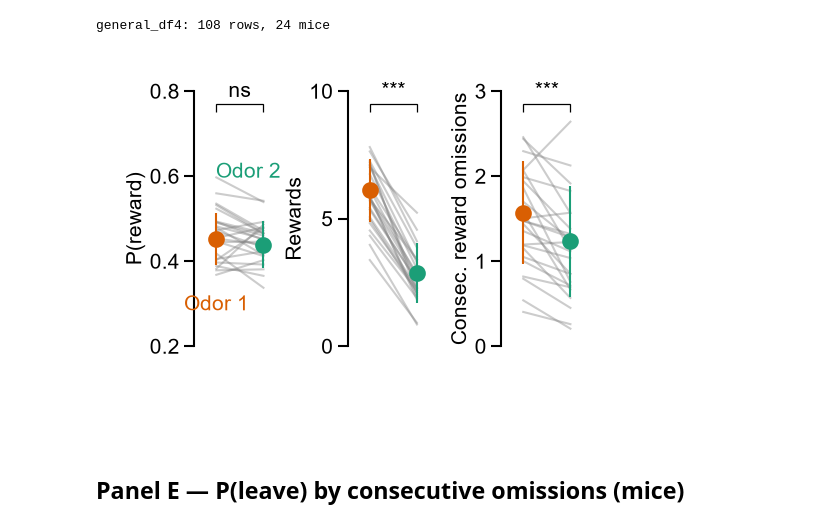
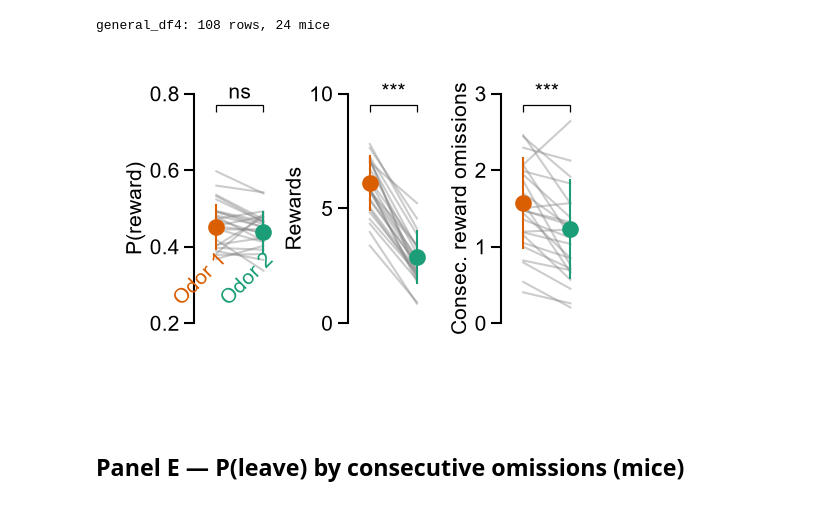
Before and after one commit to lauradriscoll/cosyne2026_adaptive_behavior, a Jupyter notebook: figures/fig2/make_panels_fig2.ipynb, the cells around one changed output. Cells and saved outputs as stored; diff of their text form; code cells hidden in the pictures.

```diff
--- a/figures/fig2/make_panels_fig2.ipynb
+++ b/figures/fig2/make_panels_fig2.ipynb
@@ -322,37 +319,40 @@ axes = axes.flatten()
 metric_cfg = [
     ("reward_probability", "P(reward)", (0.2, 0.8), np.arange(0.2, 0.81, 0.2)),
     # ("stops",              "Stops",     (0, 20),     None),
     ("total_rewards",      "Rewards",   (0, 10),     None),
     ("consecutive_failures","Consec. reward omissions", (0, 3), None),
     # ("total_failures",     "Total omissions", (0, 12.5), np.arange(0, 13, 5)),
     # ("time_patch",         "Time in patch",   (0, 150),  np.arange(0, 151, 50)),
 ]
 
 for ax, (var, title, ylim, yticks) in zip(axes, metric_cfg):
     plotting.plot_condition_comparison(
         general_df4,
         variable=var,
         condition="mouse",
         odor_labels=["90", "60"],
         color_dict=color_dict_label,
         ax=ax,
     )
     ax.set_ylabel(title)
     ax.tick_params(axis="x", colors="white")  # keep x ticks/labels (for spacing) but invisible
     ax.set_xlabel("delta", color="white")
     ax.set_ylim(ylim)
     if yticks is not None:
         ax.set_yticks(yticks)
 
-# odor legend in text, in the matching colours
-axes[0].text(0.60, 0.2, "Odor 1", color=color1, transform=axes[0].transAxes, ha="right", va="top")
-axes[0].text(0.95, 0.72, "Odor 2", color=color2, transform=axes[0].transAxes, ha="right", va="top")
+# odor labels inside axes[0], below the points of each odor, 45 deg counterclockwise (y = 0.32 in axes fraction)
+import matplotlib.transforms as mtransforms
+_tr = mtransforms.blended_transform_factory(axes[0].transData, axes[0].transAxes)
+for _x, _lab, _col in zip(axes[0].get_xticks()[:2], ["Odor 1", "Odor 2"], [color1, color2]):
+    axes[0].text(_x, 0.32, _lab, color=_col, transform=_tr, ha="right", va="top",
+                 rotation=45, rotation_mode="anchor")
 
 plt.tight_layout(w_pad=0.0)
 plt.show()
 save_panel(fig, PANELS_DIR / "fig2_B.pdf")
 # %% [output]
-[figure, old version]
+[figure, new version]
 # %% [markdown]
 ## Panel E — P(leave) by consecutive omissions (mice)
 # %%
```
Also changed, not shown: parts of 9 cells of this notebook, 22 other files.
